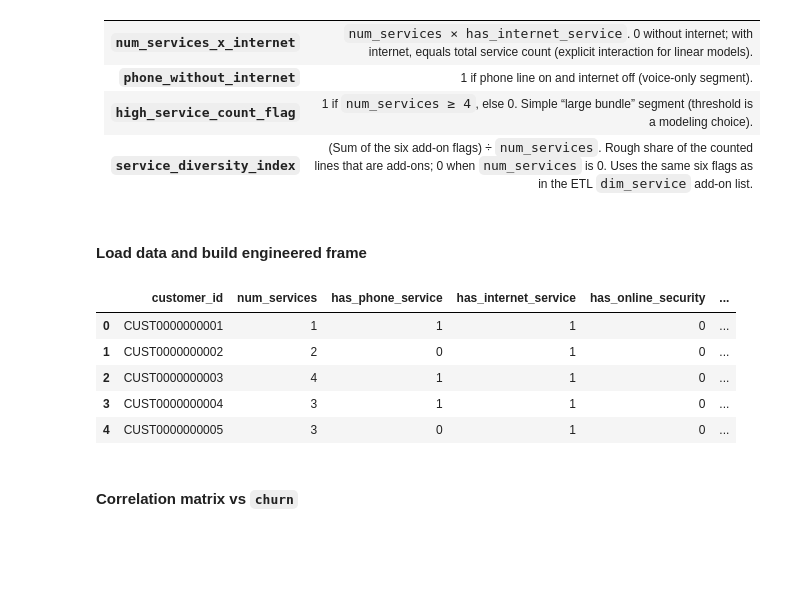
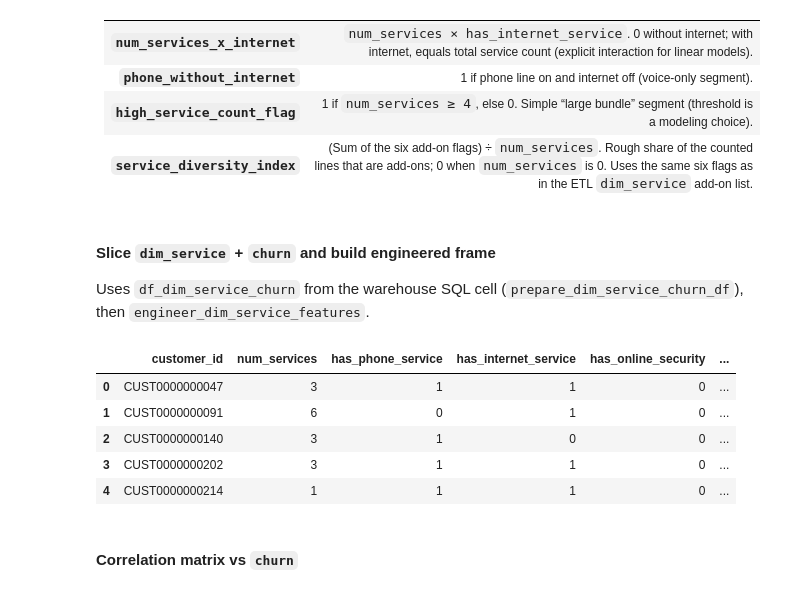
Before and after one commit to WXUXIN/BT4301-Project-Group-10, a Jupyter notebook: dataops/dim_service_churn_feature_engineering.ipynb, the cells around one changed output. Saved outputs shown, nothing was run; the diff lists cells and outputs as text; code cells hidden in the pictures; blank space fills up the shorter version.

Commit message:
updated feature engineering for dim_service features

```diff
--- a/analysis/dim_service_churn_feature_engineering.ipynb
+++ b/dataops/dim_service_churn_feature_engineering.ipynb
@@ -38,0 +62,24 @@ OUTPUT_DIR: /root/bt4301-group10/BT4301-Project-Group-10/analysis/output
+# %%
+from sqlalchemy import text
+
+DIM_SERVICE_CHURN_SQL = """
+SELECT
+    s.customer_id,
+    f.churn,
+    s.num_services,
+    s.has_phone_service,
+    s.has_internet_service,
+    s.has_online_security,
+    s.has_online_backup,
+    s.has_device_protection,
+    s.has_tech_support,
+    s.has_streaming_tv,
+    s.has_streaming_movies
+FROM fact_customer_churn f
+INNER JOIN dim_service s ON f.customer_id = s.customer_id
+"""
+
+df_dim_service_churn = pd.read_sql(text(DIM_SERVICE_CHURN_SQL), engine)
+print(f"Columns (warehouse): {list(df_dim_service_churn.columns)}")
+print(f"Rows: {len(df_dim_service_churn):,}")
+df_dim_service_churn.head()
@@ -77,9 +133,12 @@ def coerce_binary(series: pd.Series) -> pd.Series:
     return pd.to_numeric(series, errors="coerce").fillna(0).astype(int)
 
 
-def load_dim_service_with_churn(csv_path: Path) -> pd.DataFrame:
-    usecols = DIM_SERVICE_COLS + ["churn"]
-    df = pd.read_csv(csv_path, usecols=usecols, low_memory=False)
+def prepare_dim_service_churn_df(df_sql: pd.DataFrame) -> pd.DataFrame:
+    """Warehouse pull: `dim_service` columns + `churn`; coerce dtypes for modeling/EDA."""
+    missing = [c for c in DIM_SERVICE_COLS + ["churn"] if c not in df_sql.columns]
+    if missing:
+        raise ValueError(f"SQL result missing columns: {missing}")
+    df = df_sql[DIM_SERVICE_COLS + ["churn"]].copy()
     for c in BINARY_FLAG_COLS:
         df[c] = coerce_binary(df[c])
     df["num_services"] = pd.to_numeric(df["num_services"], errors="coerce")
@@ -125,21 +184,20 @@ def engineer_dim_service_features(df: pd.DataFrame) -> pd.DataFrame:
 | **`high_service_count_flag`** | 1 if `num_services ≥ 4`, else 0. Simple “large bundle” segment (threshold is a modeling choice). |
 | **`service_diversity_index`** | (Sum of the six add-on flags) ÷ `num_services`. Rough share of the counted lines that are add-ons; 0 when `num_services` is 0. Uses the same six flags as in the ETL `dim_service` add-on list. |
 # %% [markdown]
-#### Load data and build engineered frame
+#### Slice `dim_service` + `churn` and build engineered frame
+
+Uses `df_dim_service_churn` from the warehouse SQL cell (`prepare_dim_service_churn_df`), then `engineer_dim_service_features`.
 # %%
-if not CSV_PATH.exists():
-    raise FileNotFoundError(f"Place customer_churn_1M.csv under {ROOT / 'data'}")
-
-base = load_dim_service_with_churn(CSV_PATH)
+base = prepare_dim_service_churn_df(df_dim_service_churn)
 engineered = engineer_dim_service_features(base)
 engineered.head()
 # %% [output]
 |  | customer_id | num_services | has_phone_service | has_internet_service | has_online_security | ... |
-| 0 | CUST0000000001 | 1 | 1 | 1 | 0 | ... |
-| 1 | CUST0000000002 | 2 | 0 | 1 | 0 | ... |
-| 2 | CUST0000000003 | 4 | 1 | 1 | 0 | ... |
-| 3 | CUST0000000004 | 3 | 1 | 1 | 0 | ... |
-| 4 | CUST0000000005 | 3 | 0 | 1 | 0 | ... |
+| 0 | CUST0000000047 | 3 | 1 | 1 | 0 | ... |
+| 1 | CUST0000000091 | 6 | 0 | 1 | 0 | ... |
+| 2 | CUST0000000140 | 3 | 1 | 0 | 0 | ... |
+| 3 | CUST0000000202 | 3 | 1 | 1 | 0 | ... |
+| 4 | CUST0000000214 | 1 | 1 | 1 | 0 | ... |
 # %% [markdown]
 #### Correlation matrix vs `churn`
 # %%
```
Also changed, not shown: parts of 9 cells of this notebook, 5 other files.
